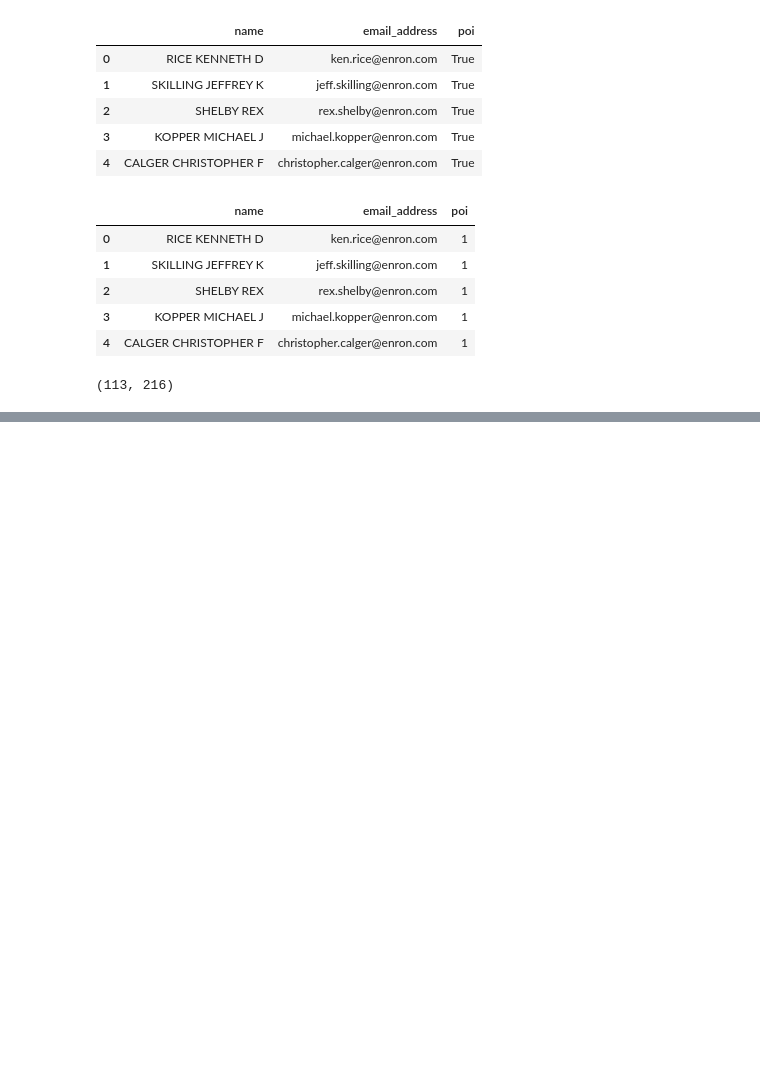
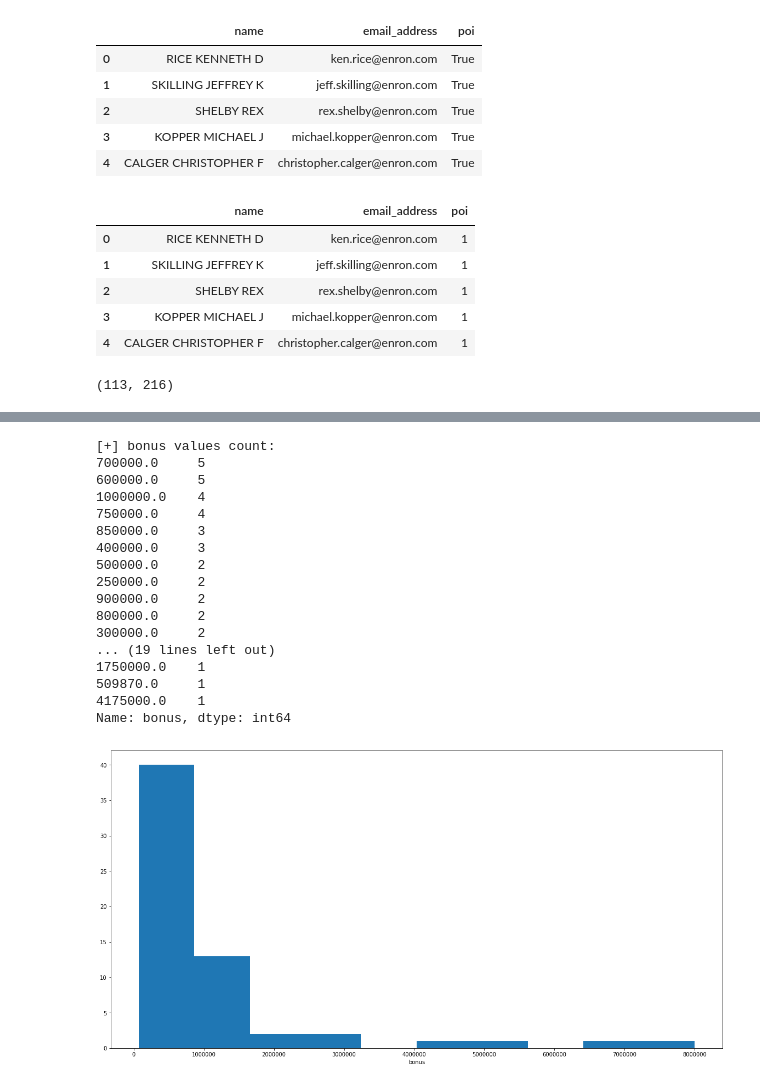
Before and after one commit to AdolphGirL/3rd-ML100Days, a Jupyter notebook: homework/Day_051_HW.ipynb, the cells around one changed output, grey strips where cells are left out. Saved outputs shown, nothing was run; the diff lists cells and outputs as text; code cells hidden in the pictures; blank space fills up the shorter version.

```diff
--- a/homework/Day_051_HW.ipynb
+++ b/homework/Day_051_HW.ipynb
@@ -78,3 +78,17 @@ train_data[['name', 'email_address', 'poi']].head()
 # train_data.shape
 # %% [output]
 (113, 216)
+# %%
+train_data = pd.read_csv(train_data_path)
+
+# df.dtypes : 轉成以欄位為 index, 類別(type)為 value 的 DataFrame
+# reset_index() : 預設是將原本的 index 轉成一個新的欄位, 如果不須保留 index, 則通常會寫成 .reset_index(drop=True)
+column_train_data = train_data.dtypes.reset_index()
+print('[+] column_train_data shape: {}'.format(column_train_data.shape))
+column_train_data.columns = ["Count", "Column Type"]
+print(column_train_data)
+
+# 秀出資料欄位的類型, 與對應的數量
+column_train_data = column_train_data.groupby('Column Type').aggregate('count').reset_index()
+print('[+] column_train_data shape: {}'.format(column_train_data.shape))
+column_train_data
@@ -80,0 +159,28 @@ train_data[['name', 'email_address', 'poi']].head()
+# %%
+import matplotlib.pyplot as plt
+%matplotlib inline
+
+plt.figure(figsize=(20, 10))
+# train_data['bonus'].hist()
+plt.hist(train_data['bonus'])
+plt.xlabel('bonus')
+print('[+] bonus values count: \n{}'.format(train_data['bonus'].value_counts()))
+# %% [output]
+[+] bonus values count:
+700000.0     5
+600000.0     5
+1000000.0    4
+750000.0     4
+850000.0     3
+400000.0     3
+500000.0     2
+250000.0     2
+900000.0     2
+800000.0     2
+300000.0     2
+... (19 lines left out)
+1750000.0    1
+509870.0     1
+4175000.0    1
+Name: bonus, dtype: int64
+[figure, added]
```
Also changed, not shown: parts of 7 cells of this notebook.
